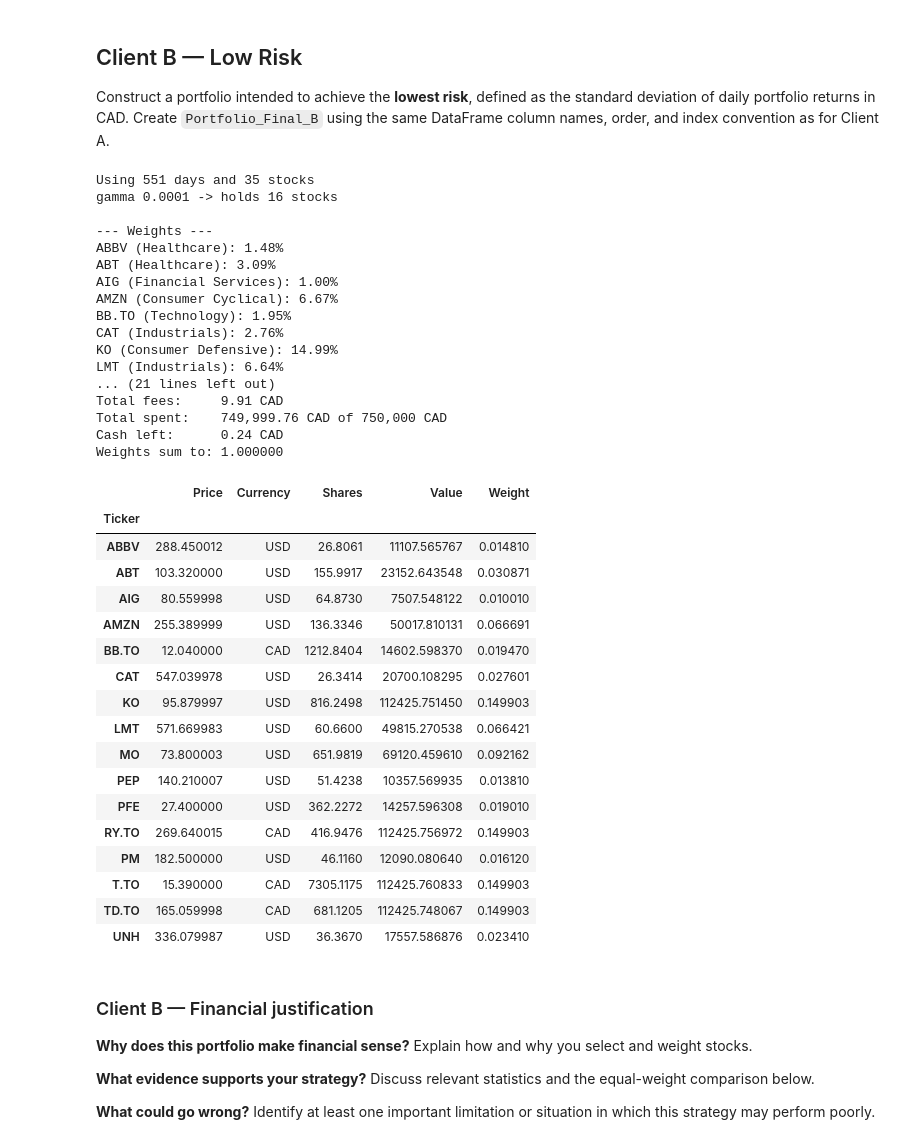
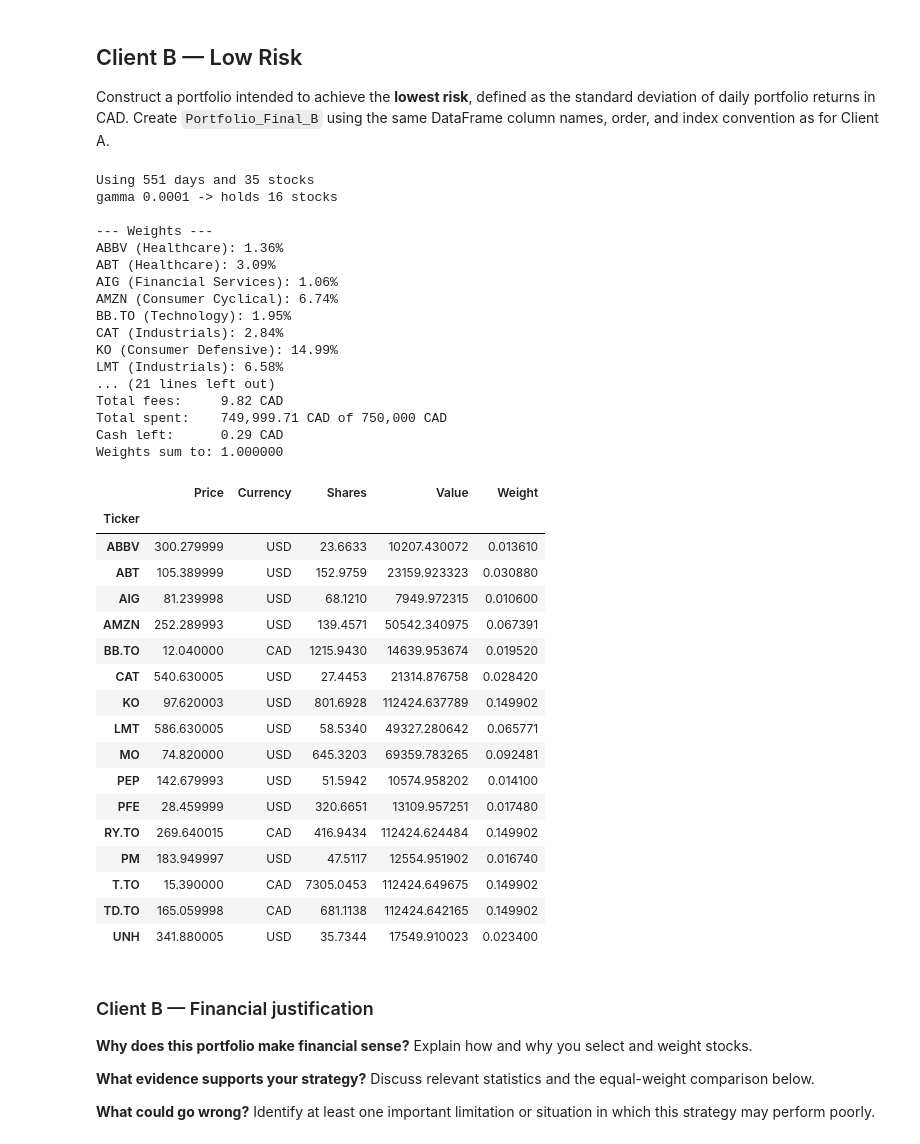
Before and after one commit to ishasaxena008/CFM-Group-Project, a Jupyter notebook: Team_06_Assignment_2026.ipynb, the cells around one changed output. Saved outputs shown, nothing was run; the diff lists cells and outputs as text; code cells hidden in the pictures.

```diff
--- a/Team_06_Assignment_2026.ipynb
+++ b/Team_06_Assignment_2026.ipynb
@@ -61,7 +61,7 @@ Read `Tickers.csv`, check ticker eligibility, retrieve the data needed for your
 import time  # not in the given import cell; needed for time.sleep
 
 GROUP_NUMBER = "6"
-TICKER_FILE = "Tickers_Example.csv"
+TICKER_FILE = "Tickers.csv"
 
 PURCHASE_DATE = pd.Timestamp("2026-11-27")
 # Competition holding window (used to find earnings reports during the competition)
@@ -79,7 +79,7 @@ MIN_TRADING_DAYS_IN_MONTH = 18
 
 # Client mandates
 CLIENT_BUDGETS = {"A": 1_000_000, "B": 750_000}       # CAD
-CLIENT_N_STOCKS = {"A": 12, "B": 16}                   # our chosen portfolio sizes
+CLIENT_N_STOCKS = {"A": 12, "B": 20}                   # our chosen portfolio sizes
 MIN_STOCKS, MAX_STOCKS = 10, 20
 MAX_STOCK_WEIGHT = 0.15
 MAX_SECTOR_WEIGHT = 0.40
@@ -467,10 +467,10 @@ Construct a portfolio intended to achieve the **highest expected return**. Use y
 Construct a portfolio intended to achieve the **lowest risk**, defined as the standard deviation of daily portfolio returns in CAD. Create `Portfolio_Final_B` using the same DataFrame column names, order, and index convention as for Client A.
 # %%
 from pypfopt import expected_returns, risk_models, EfficientFrontier, objective_functions
-
+prices = data["prices_cad"]
 MIN_HISTORY_DAYS = 120   # drop stocks with fewer price days than this (recent IPOs)
-WEIGHT_MARGIN = 0.0001
-
+WEIGHT_MARGIN = 0.0001 #to prevent rounding errors
+#get the exchange rate
 def get_prices(data):
     prices = data["prices_cad"]
     prices = prices.loc[:PURCHASE_DATE]
@@ -492,10 +492,10 @@ def get_prices(data):
     print("Using", len(prices), "days and", len(prices.columns), "stocks")
     return prices
 
-
+#running pypfopt optimizers
 def run_optimizer(prices, sectors,gamma):
     tickers = list(prices.columns)
-
+    #create sector limits
     sector_map = {}
     sector_lower = {}
     sector_upper = {}
@@ -681,57 +681,57 @@ def allocate_shares(weights, data, budget, decimals=4):
         print("ERROR: a stock is above the 15% cap")
 
     # sector check
     sector_totals = {}
     for ticker in table.index:
         sector = data["screening"].loc[ticker, "Sector"]
         if pd.isna(sector):
             sector = "Unknown"
         sector_totals[sector] = sector_totals.get(sector, 0.0) + table.loc[ticker, "Weight"]
     for sector in sector_totals:
         if sector_totals[sector] > MAX_SECTOR_WEIGHT:
             print("ERROR: sector over 40%:", sector, f"{sector_totals[sector]:.2%}")
 
     return table
 
 weights_B = get_portfolio_weights(data, n_stocks=CLIENT_N_STOCKS["B"])
 Portfolio_Final_B = allocate_shares(weights_B, data, CLIENT_BUDGETS["B"])
 display(Portfolio_Final_B)
 # %% [output]
 Using 551 days and 35 stocks
 gamma 0.0001 -> holds 16 stocks
 
 --- Weights ---
-ABBV (Healthcare): 1.48%
+ABBV (Healthcare): 1.36%
 ABT (Healthcare): 3.09%
-AIG (Financial Services): 1.00%
-AMZN (Consumer Cyclical): 6.67%
+AIG (Financial Services): 1.06%
+AMZN (Consumer Cyclical): 6.74%
 BB.TO (Technology): 1.95%
-CAT (Industrials): 2.76%
+CAT (Industrials): 2.84%
 KO (Consumer Defensive): 14.99%
-LMT (Industrials): 6.64%
+LMT (Industrials): 6.58%
 ... (21 lines left out)
-Total fees:     9.91 CAD
-Total spent:    749,999.76 CAD of 750,000 CAD
-Cash left:      0.24 CAD
+Total fees:     9.82 CAD
+Total spent:    749,999.71 CAD of 750,000 CAD
+Cash left:      0.29 CAD
 Weights sum to: 1.000000
 |  | Price | Currency | Shares | Value | Weight |
 | Ticker |  |  |  |  |  |
-| ABBV | 288.450012 | USD | 26.8061 | 11107.565767 | 0.014810 |
-| ABT | 103.320000 | USD | 155.9917 | 23152.643548 | 0.030871 |
-| AIG | 80.559998 | USD | 64.8730 | 7507.548122 | 0.010010 |
-| AMZN | 255.389999 | USD | 136.3346 | 50017.810131 | 0.066691 |
-| BB.TO | 12.040000 | CAD | 1212.8404 | 14602.598370 | 0.019470 |
-| CAT | 547.039978 | USD | 26.3414 | 20700.108295 | 0.027601 |
-| KO | 95.879997 | USD | 816.2498 | 112425.751450 | 0.149903 |
-| LMT | 571.669983 | USD | 60.6600 | 49815.270538 | 0.066421 |
-| MO | 73.800003 | USD | 651.9819 | 69120.459610 | 0.092162 |
-| PEP | 140.210007 | USD | 51.4238 | 10357.569935 | 0.013810 |
-| PFE | 27.400000 | USD | 362.2272 | 14257.596308 | 0.019010 |
-| RY.TO | 269.640015 | CAD | 416.9476 | 112425.756972 | 0.149903 |
-| PM | 182.500000 | USD | 46.1160 | 12090.080640 | 0.016120 |
-| T.TO | 15.390000 | CAD | 7305.1175 | 112425.760833 | 0.149903 |
-| TD.TO | 165.059998 | CAD | 681.1205 | 112425.748067 | 0.149903 |
-| UNH | 336.079987 | USD | 36.3670 | 17557.586876 | 0.023410 |
+| ABBV | 300.279999 | USD | 23.6633 | 10207.430072 | 0.013610 |
+| ABT | 105.389999 | USD | 152.9759 | 23159.923323 | 0.030880 |
+| AIG | 81.239998 | USD | 68.1210 | 7949.972315 | 0.010600 |
+| AMZN | 252.289993 | USD | 139.4571 | 50542.340975 | 0.067391 |
+| BB.TO | 12.040000 | CAD | 1215.9430 | 14639.953674 | 0.019520 |
+| CAT | 540.630005 | USD | 27.4453 | 21314.876758 | 0.028420 |
+| KO | 97.620003 | USD | 801.6928 | 112424.637789 | 0.149902 |
+| LMT | 586.630005 | USD | 58.5340 | 49327.280642 | 0.065771 |
+| MO | 74.820000 | USD | 645.3203 | 69359.783265 | 0.092481 |
+| PEP | 142.679993 | USD | 51.5942 | 10574.958202 | 0.014100 |
+| PFE | 28.459999 | USD | 320.6651 | 13109.957251 | 0.017480 |
+| RY.TO | 269.640015 | CAD | 416.9434 | 112424.624484 | 0.149902 |
+| PM | 183.949997 | USD | 47.5117 | 12554.951902 | 0.016740 |
+| T.TO | 15.390000 | CAD | 7305.0453 | 112424.649675 | 0.149902 |
+| TD.TO | 165.059998 | CAD | 681.1138 | 112424.642165 | 0.149902 |
+| UNH | 341.880005 | USD | 35.7344 | 17549.910023 | 0.023400 |
 # %% [markdown]
 ### Client B — Financial justification
 
```
Also changed, not shown: parts of 4 cells of this notebook.
